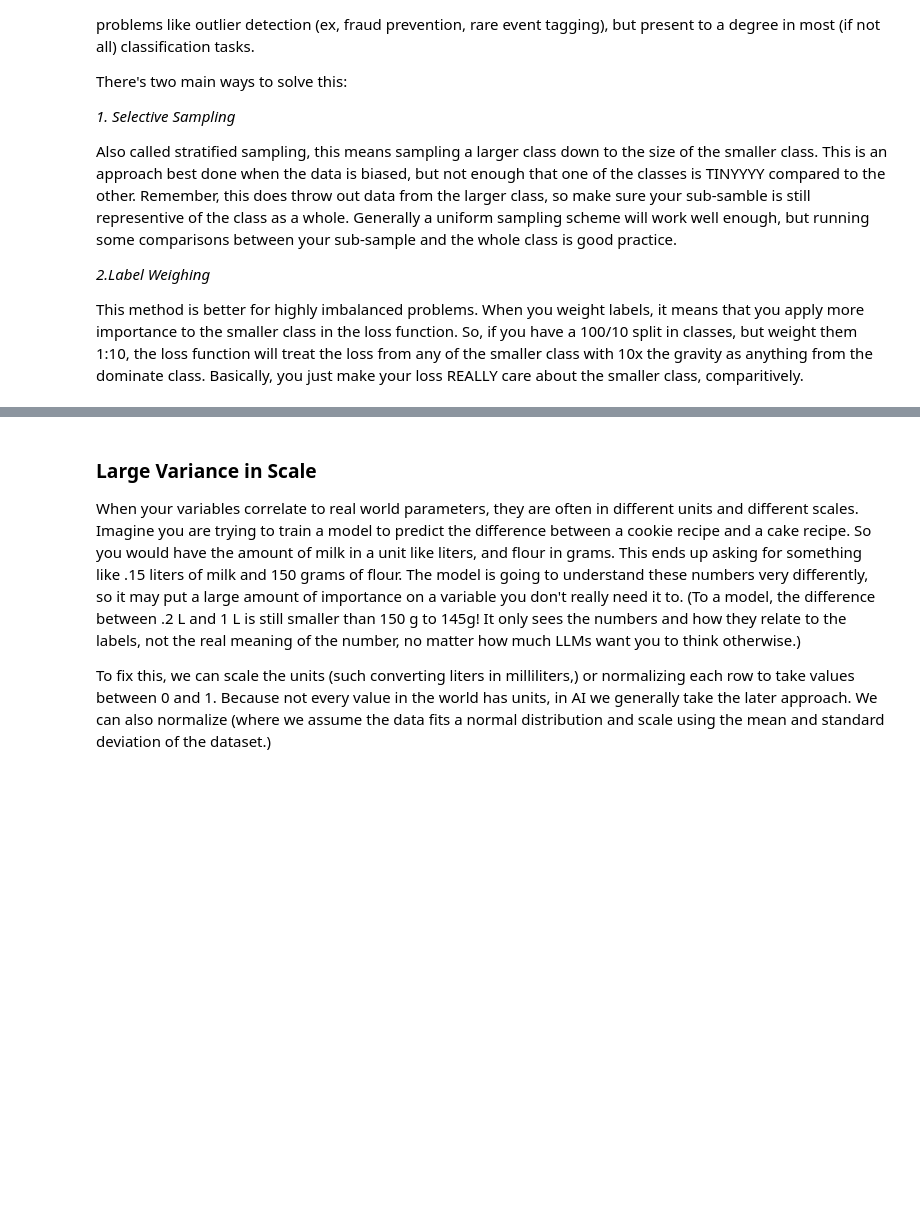
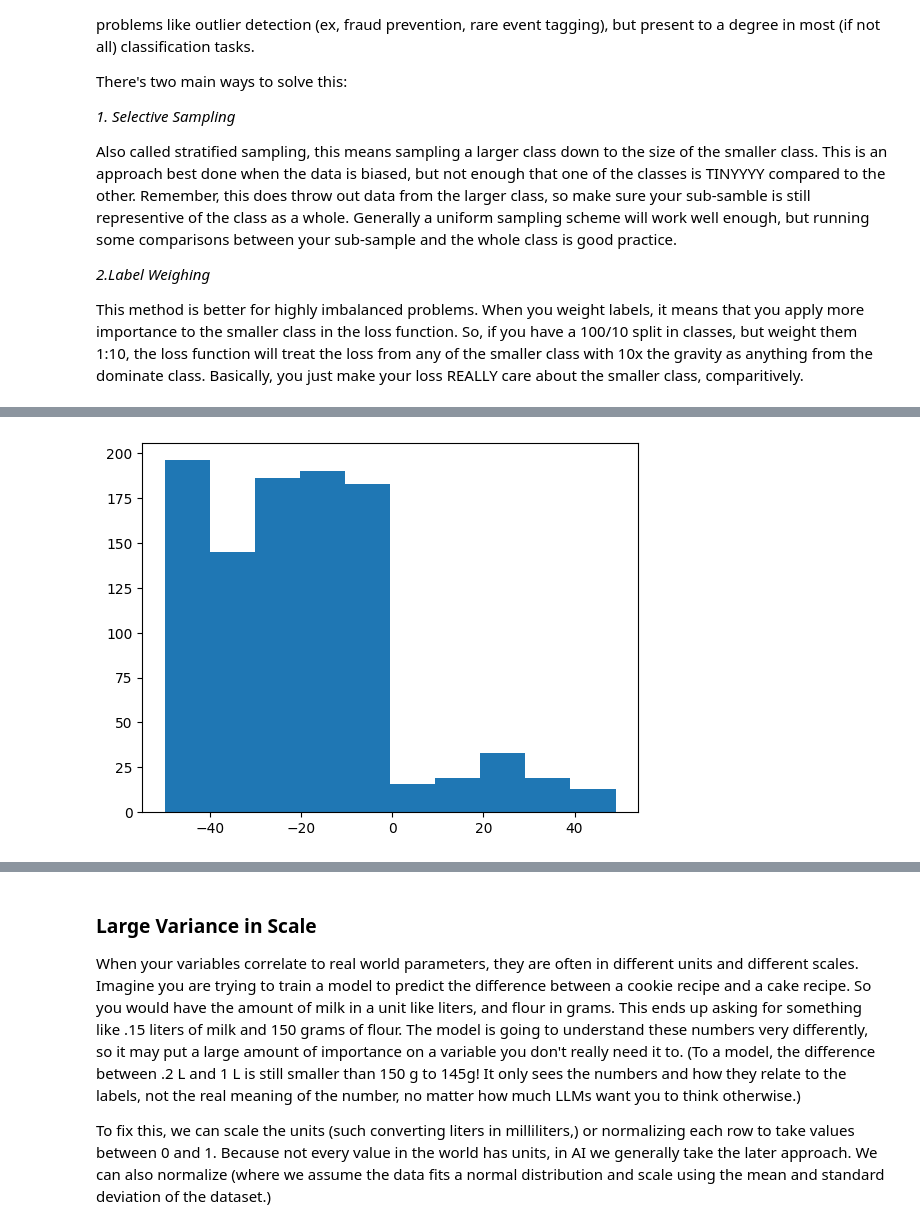
Before and after one commit to BNL-Fermilab-RENEW/tutorials_2023, a Jupyter notebook: 07_Challenge/common_pitfalls.ipynb, the cells around one changed output, grey strips where cells are left out. Saved outputs shown, nothing was run; the diff lists cells and outputs as text; code cells hidden in the pictures; blank space fills up the shorter version.

```diff
--- a/07_Challenge/common_pitfalls.ipynb
+++ b/07_Challenge/common_pitfalls.ipynb
@@ -165,0 +210,9 @@ very_unbalanced_data = ""
+# %%
+very_imbalanced_data = generate_data(900, 100)
+plt.hist(very_imbalanced_data[0])
+plt.show()
+
+# This. Is a big imbalance. This is almost certainly due to a underlying imbalance.
+#  We'll need to account for this in training.
+# %% [output]
+[figure, added]
```
Also changed, not shown: parts of 24 cells of this notebook, 1 other file.
